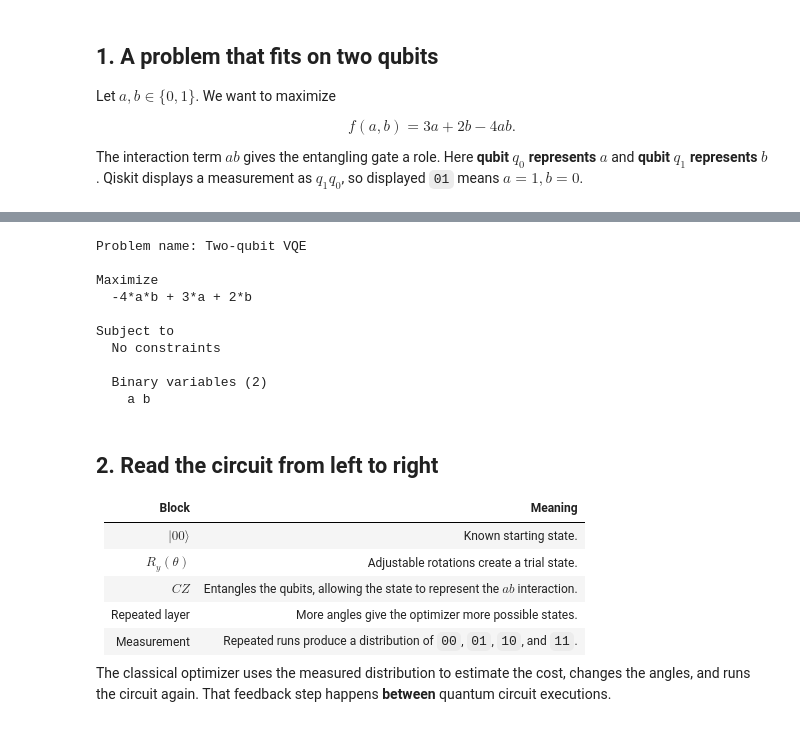
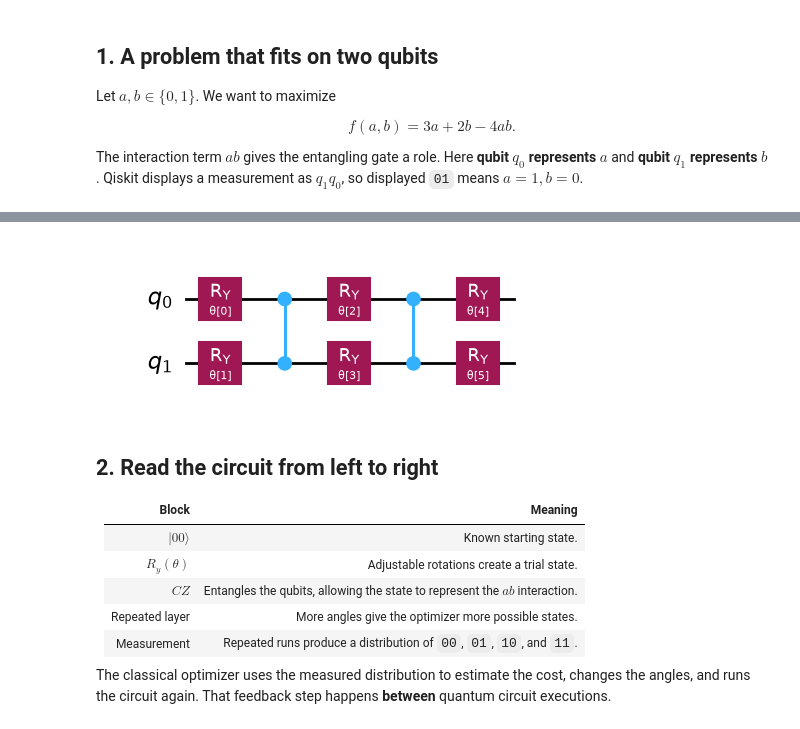
Before and after one commit to beilak/qdev, a Jupyter notebook: src/optimization_problem/VQE_conference.ipynb, the cells around one changed output, grey strips where cells are left out. Cells and saved outputs as stored; diff of their text form; code cells hidden in the pictures.

```diff
--- a/src/optimization_problem/VQE_conference.ipynb
+++ b/src/optimization_problem/VQE_conference.ipynb
@@ -33,13 +38,0 @@ small_ansatz = n_local(2, "ry", "cz", reps=2, entanglement="full")
-# %%
-print(small_problem.prettyprint())
-# %% [output]
-Problem name: Two-qubit VQE
-
-Maximize
-  -4*a*b + 3*a + 2*b
-
-Subject to
-  No constraints
-
-  Binary variables (2)
-    a b
@@ -46,3 +46,9 @@ Subject to
+# %%
+small_ansatz = n_local(2, "ry", "cz", reps=2, entanglement="full")
+# small_ansatz.draw(output="mpl", scale=1.1)
+small_ansatz.decompose(reps=0).draw(output="mpl", fold=25, scale=1)
+# %% [output]
+[figure, added]
 # %% [markdown]
 ## 2. Read the circuit from left to right
 
```
Also changed, not shown: parts of 14 cells of this notebook, 36 other files.
